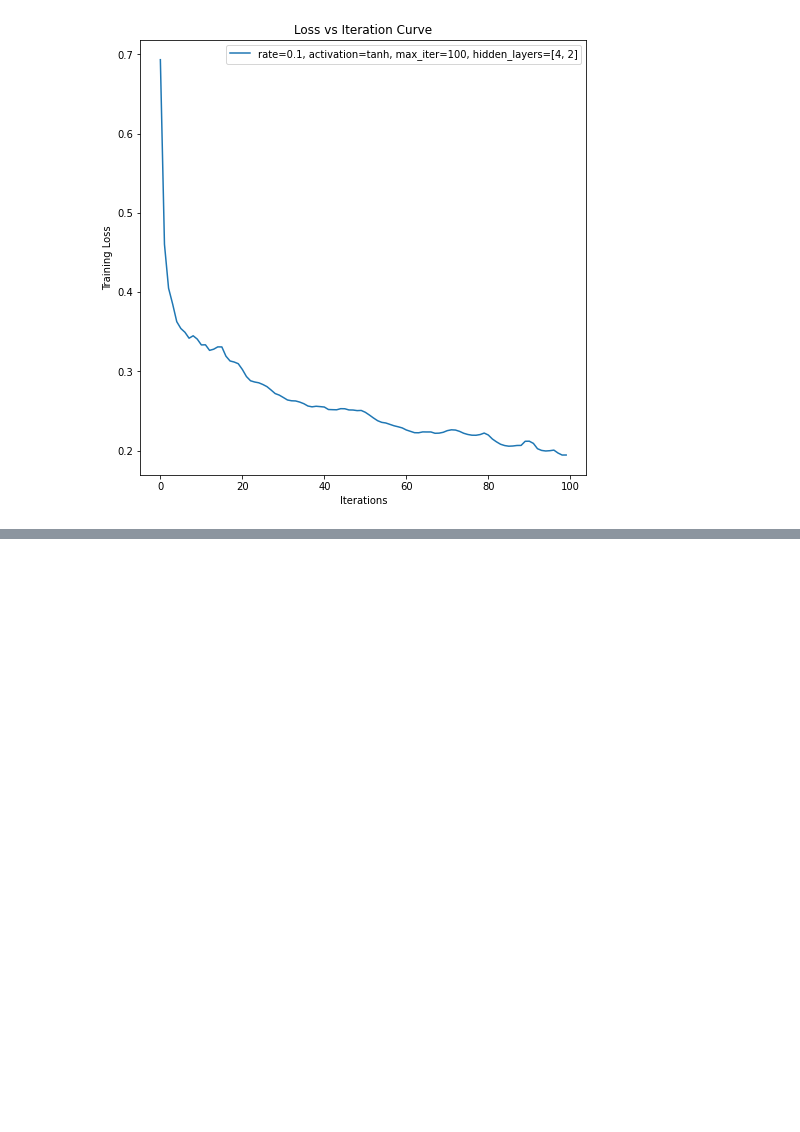
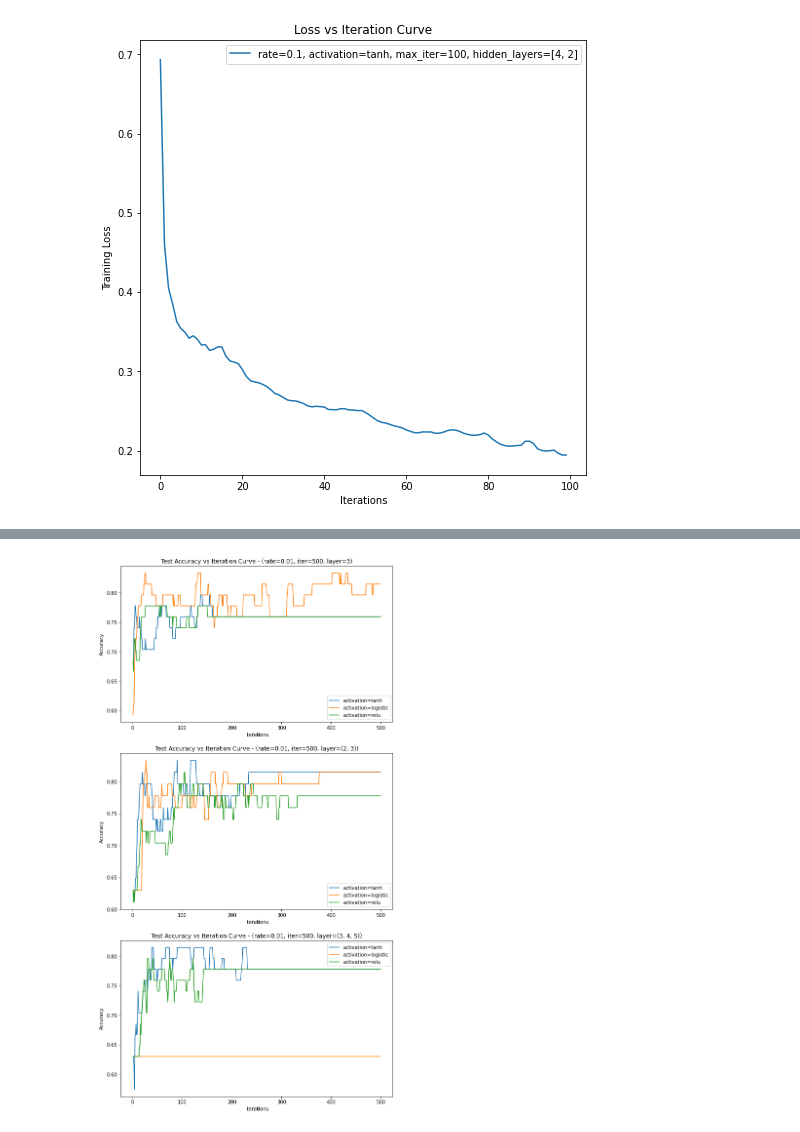
Before and after one commit to NeeteshDadwariya/CS6375, a Jupyter notebook: assignments/assignment2/notebook.ipynb, the cells around one changed output, grey strips where cells are left out. Saved outputs shown, nothing was run; the diff lists cells and outputs as text; code cells hidden in the pictures; blank space fills up the shorter version.

```diff
--- a/assignments/assignment2/notebook.ipynb
+++ b/assignments/assignment2/notebook.ipynb
@@ -374,46 +374,35 @@ sorted(model_params,key=lambda x: x['test_accuracy'], reverse=True)[:5]
   'test_accuracy': 0.8518518518518519,
   'train_accuracy': 0.8703703703703703}]
 # %%
-plt.figure(figsize=(20,20))
+plt.figure(figsize=(10,20))
 
+max_epoch = 500
+rate=0.01
 i = 0
-model_params = []
+for layer in hidden_layers:
+  i+=1
+  plt.subplot(len(hidden_layers),1, i)
+  for act_fun in activations:
 
-for rate in learning_rates:
+    epochs = []
+    accuracies = []
 
-  i+=1
-  plt.subplot(len(iterations), len(learning_rates), i)
+    for epoch in range(1,max_epoch):
+      mlp, train_accuracy, test_accuracy = network.train_evaluate(
+        X_train, X_test, y_train, y_test,
+        layer, act_fun, rate, epoch,
+        logs=False
+      );
 
-  for act_fun in activations:
-    for layer in hidden_layers:
+      epochs.append(epoch)
+      accuracies.append(test_accuracy)
 
-      max_epoch = 200
-      epochs = []
-      accuracies = []
+    label="activation={}".format(act_fun)
+    plt.plot(epochs, accuracies, label=label)
 
-      for epoch in range(1,max_epoch):
-        mlp, train_accuracy, test_accuracy = network.train_evaluate(
-          X_train, X_test, y_train, y_test,
-          layer, act_fun, rate, iter,
-          logs=False
-        )
-
-        model_params.append({
-            'rate': rate,
-            'activation': act_fun,
-            'iter': iter,
-            'layer': layer,
-            'train_accuracy': train_accuracy,
-            'test_accuracy': test_accuracy
-        });
-
-        epochs.append(epoch)
-        accuracies.append(test_accuracy)
-
-      label="activation={}, hidden_layers={}".format(act_fun, layer)
-      plt.plot(epochs, accuracies, label=label)
-
-    plt.legend()
-    plt.title("Test Accuracy vs Iteration Curve - (rate={}, iter={})".format(rate, max_epoch))
-    plt.xlabel("Iterations")
-    plt.ylabel("Accuracy")
+  plt.legend()
+  plt.title("Test Accuracy vs Iteration Curve - (rate={}, iter={}, layer={})".format(rate, max_epoch, layer))
+  plt.xlabel("Iterations")
+  plt.ylabel("Accuracy")
+# %% [output]
+[figure, added]
```
Also changed, not shown: parts of 4 cells of this notebook.
